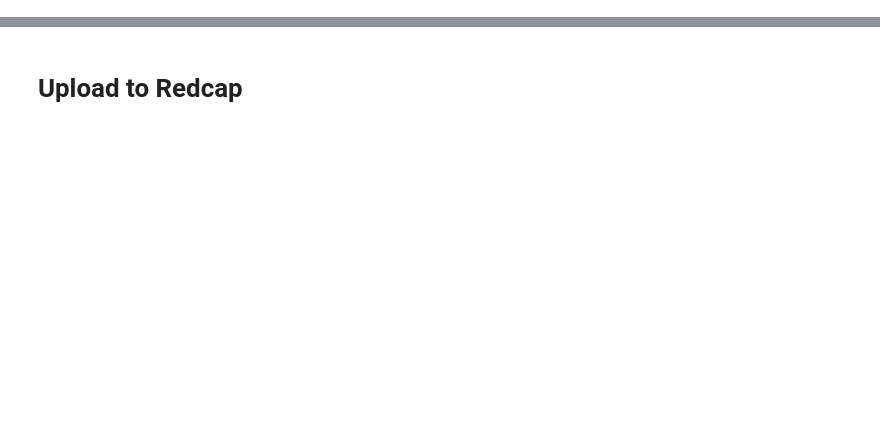
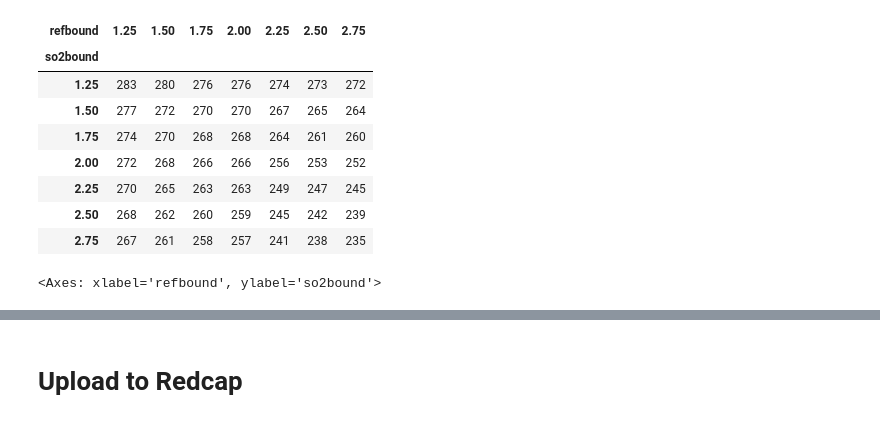
Before and after one commit to lawtj/lipnick_session_streamlit, a Jupyter notebook: cleaning_compare.ipynb, the cells around one changed output, grey strips where cells are left out. Saved outputs shown, nothing was run; the diff lists cells and outputs as text; code cells hidden in the pictures; blank space fills up the shorter version.

```diff
--- a/cleaning_compare.ipynb
+++ b/cleaning_compare.ipynb
@@ -137,0 +192,17 @@ sens
+# %%
+rejected_sessions = {}
+
+#iterate through dataframes in groupby object
+for name, group in (pbar:=(tqdm(labview_samples_cleaned.groupby(['so2bound','refbound','session']),total=len(pbar)))):
+    pbar.set_postfix_str(f"session: {name}")
+    group=group[group['algo'] == 'keep']
+    tuple, df = ox.session_criteria_check(group)
+    rejected_sessions[name] = tuple
+# %%
+rejected_sessions_df = pd.DataFrame(rejected_sessions).T.reset_index()
+rejected_sessions_df.columns = ['so2bound','refbound','session','criteria1','criteria2','criteria3']
+rejected_sessions_df['rejected'] = rejected_sessions_df.apply(lambda x: True if sum([x['criteria1'],x['criteria2'],x['criteria3']]) <3 else False, axis=1)
+
+t1 = rejected_sessions_df.groupby(['so2bound','refbound']).sum().reset_index()[['so2bound','refbound','rejected']]
+t1
+# rejected_sessions_df
@@ -139,3 +228,20 @@ sens
 import seaborn as sns
 import matplotlib.pyplot as plt
 from matplotlib.ticker import FuncFormatter
+# %%
+t1h = t1.pivot(index='so2bound',columns='refbound',values='rejected')
+t1h
+# %% [output]
+| refbound | 1.25 | 1.50 | 1.75 | 2.00 | 2.25 | 2.50 | 2.75 |
+| so2bound |  |  |  |  |  |  |  |
+| 1.25 | 283 | 280 | 276 | 276 | 274 | 273 | 272 |
+| 1.50 | 277 | 272 | 270 | 270 | 267 | 265 | 264 |
+| 1.75 | 274 | 270 | 268 | 268 | 264 | 261 | 260 |
+| 2.00 | 272 | 268 | 266 | 266 | 256 | 253 | 252 |
+| 2.25 | 270 | 265 | 263 | 263 | 249 | 247 | 245 |
+| 2.50 | 268 | 262 | 260 | 259 | 245 | 242 | 239 |
+| 2.75 | 267 | 261 | 258 | 257 | 241 | 238 | 235 |
+# %%
+sns.heatmap(t1h, annot=True, fmt='g')
+# %% [output]
+<Axes: xlabel='refbound', ylabel='so2bound'>
```
Also changed, not shown: parts of 31 cells of this notebook, 2 other files.
